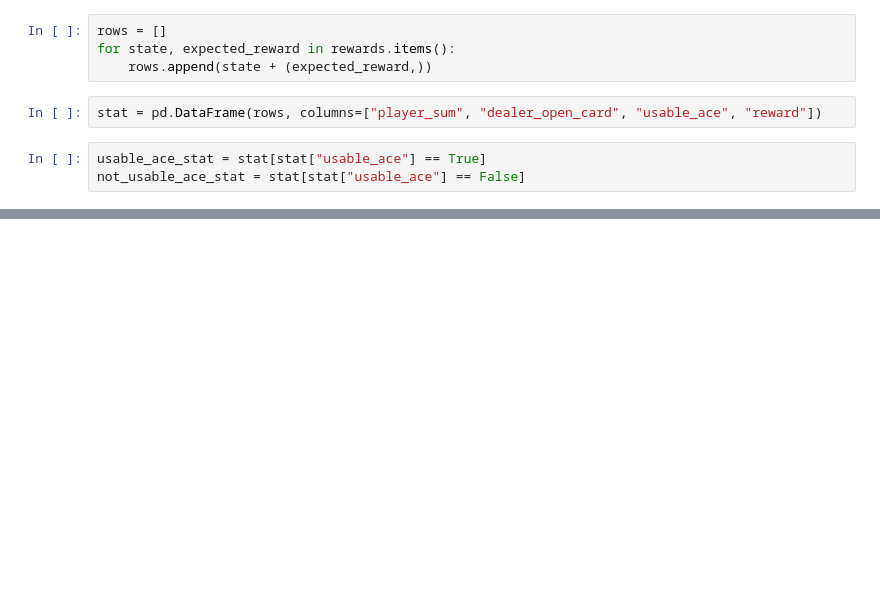
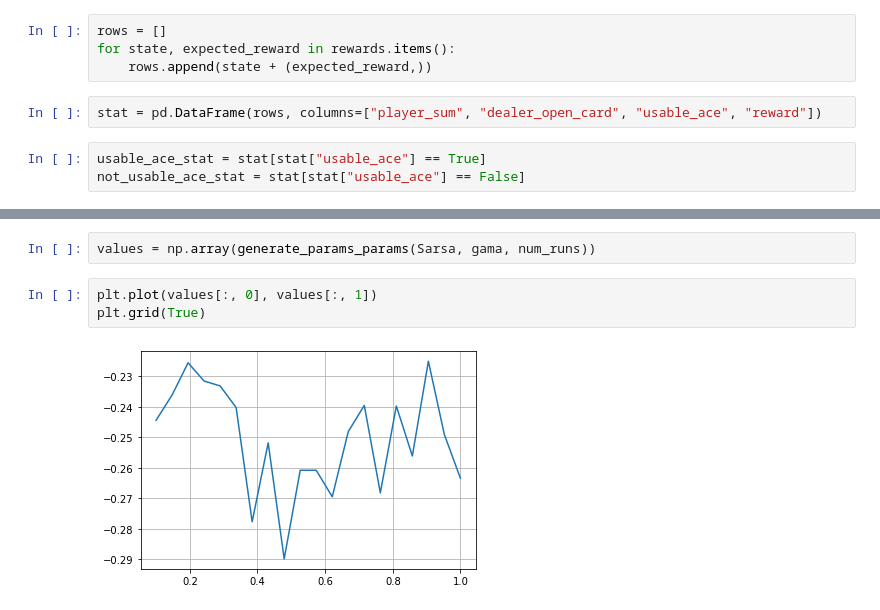
Before and after one commit to KernelA/made-rl-1, a Jupyter notebook: solution.ipynb, the cells around one changed output, grey strips where cells are left out. Saved outputs shown, nothing was run; the diff lists cells and outputs as text; blank space fills up the shorter version.

```diff
--- a/solution.ipynb
+++ b/solution.ipynb
@@ -66,0 +86,7 @@ plot_stat(not_usable_ace_stat)
+# %%
+values = np.array(generate_params_params(Sarsa, gama, num_runs))
+# %%
+plt.plot(values[:, 0], values[:, 1])
+plt.grid(True)
+# %% [output]
+[figure, added]
```
Also changed, not shown: parts of 12 cells of this notebook, 6 other files.
